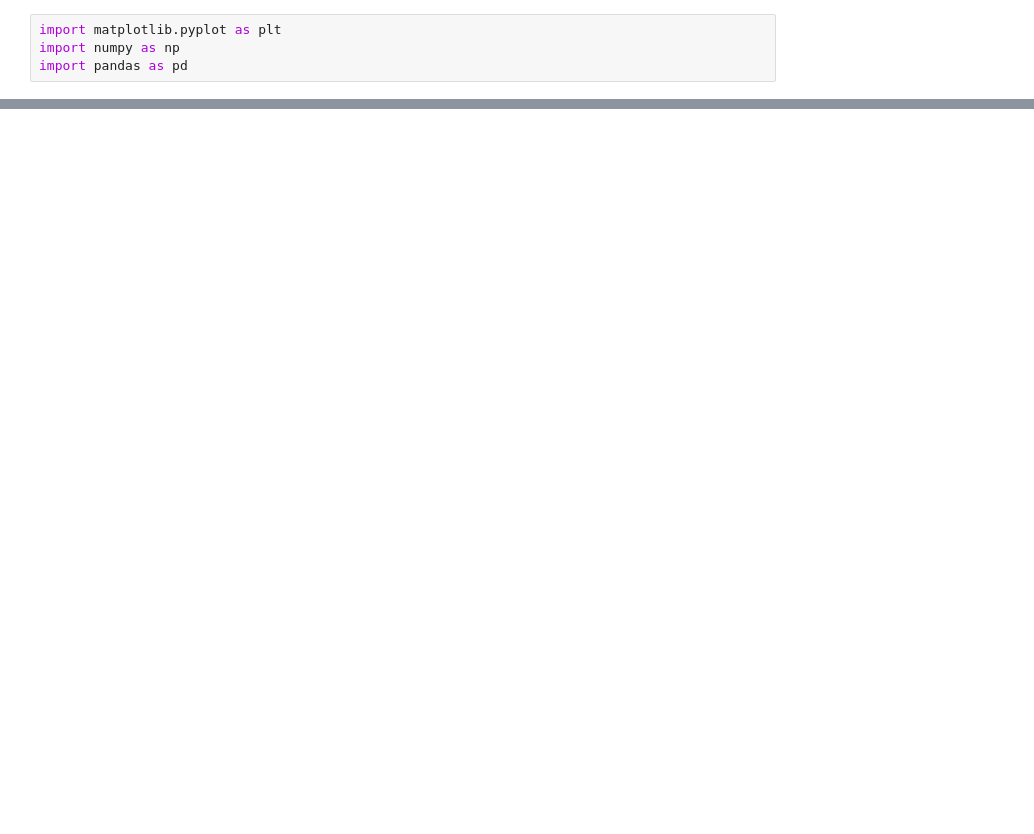
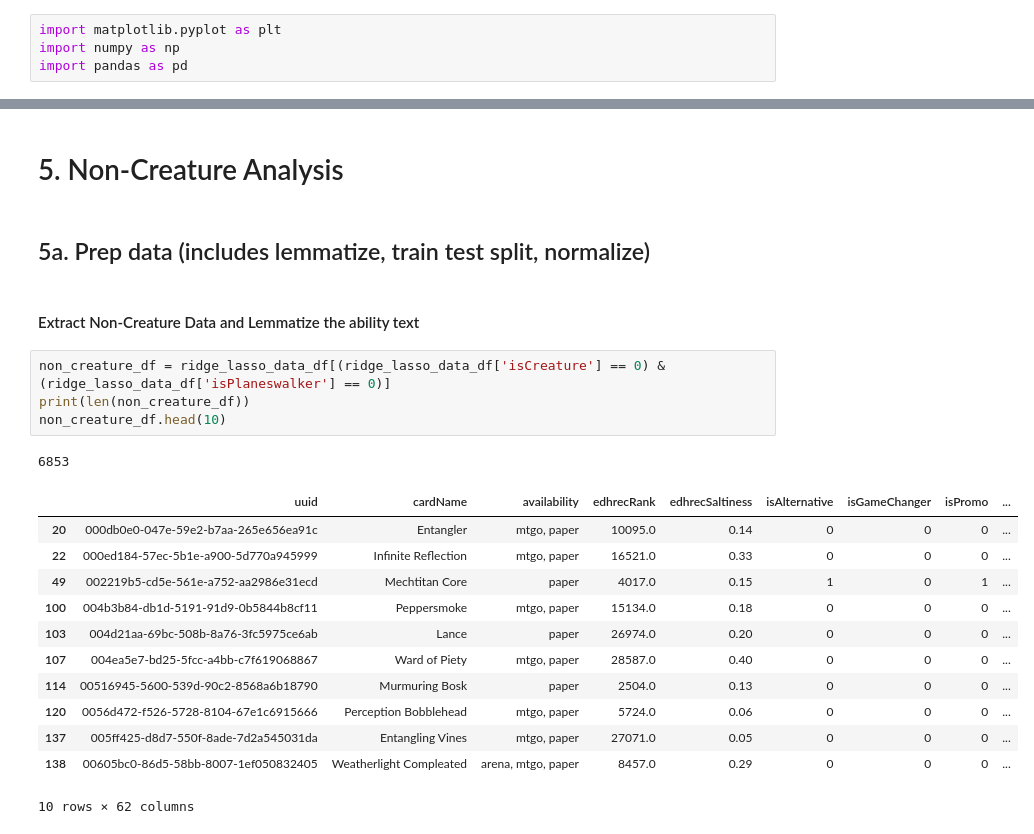
Before and after one commit to janelmjackson/understanding-mtg-card-value-through-ml, a Jupyter notebook: mtgjson_ridge_reg.ipynb, the cells around one changed output, grey strips where cells are left out. Drawn from its saved outputs; the diff is of its cells as text; blank space fills up the shorter version.

```diff
--- a/mtgjson_ridge_reg.ipynb
+++ b/mtgjson_ridge_reg.ipynb
@@ -340,0 +888,24 @@ Mean Square error: 8674.906186737275
+# %% [markdown]
+# 5. Non-Creature Analysis
+# %% [markdown]
+## 5a. Prep data (includes lemmatize, train test split, normalize)
+# %% [markdown]
+#### Extract Non-Creature Data and Lemmatize the ability text
+# %%
+non_creature_df = ridge_lasso_data_df[(ridge_lasso_data_df['isCreature'] == 0) & (ridge_lasso_data_df['isPlaneswalker'] == 0)]
+print(len(non_creature_df))
+non_creature_df.head(10)
+# %% [output]
+6853
+|  | uuid | cardName | availability | edhrecRank | edhrecSaltiness | isAlternative | isGameChanger | isPromo | ... |
+| 20 | 000db0e0-047e-59e2-b7aa-265e656ea91c | Entangler | mtgo, paper | 10095.0 | 0.14 | 0 | 0 | 0 | ... |
+| 22 | 000ed184-57ec-5b1e-a900-5d770a945999 | Infinite Reflection | mtgo, paper | 16521.0 | 0.33 | 0 | 0 | 0 | ... |
+| 49 | 002219b5-cd5e-561e-a752-aa2986e31ecd | Mechtitan Core | paper | 4017.0 | 0.15 | 1 | 0 | 1 | ... |
+| 100 | 004b3b84-db1d-5191-91d9-0b5844b8cf11 | Peppersmoke | mtgo, paper | 15134.0 | 0.18 | 0 | 0 | 0 | ... |
+| 103 | 004d21aa-69bc-508b-8a76-3fc5975ce6ab | Lance | paper | 26974.0 | 0.20 | 0 | 0 | 0 | ... |
+| 107 | 004ea5e7-bd25-5fcc-a4bb-c7f619068867 | Ward of Piety | mtgo, paper | 28587.0 | 0.40 | 0 | 0 | 0 | ... |
+| 114 | 00516945-5600-539d-90c2-8568a6b18790 | Murmuring Bosk | paper | 2504.0 | 0.13 | 0 | 0 | 0 | ... |
+| 120 | 0056d472-f526-5728-8104-67e1c6915666 | Perception Bobblehead | mtgo, paper | 5724.0 | 0.06 | 0 | 0 | 0 | ... |
+| 137 | 005ff425-d8d7-550f-8ade-7d2a545031da | Entangling Vines | mtgo, paper | 27071.0 | 0.05 | 0 | 0 | 0 | ... |
+| 138 | 00605bc0-86d5-58bb-8007-1ef050832405 | Weatherlight Compleated | arena, mtgo, paper | 8457.0 | 0.29 | 0 | 0 | 0 | ... |
+10 rows × 62 columns
```
Also changed, not shown: parts of 74 cells of this notebook.
